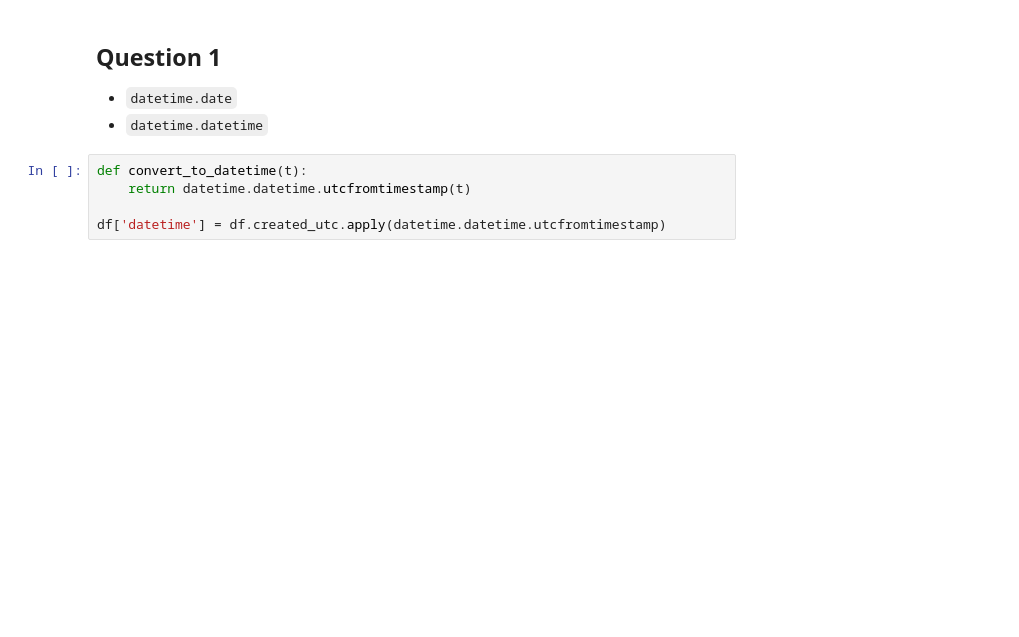
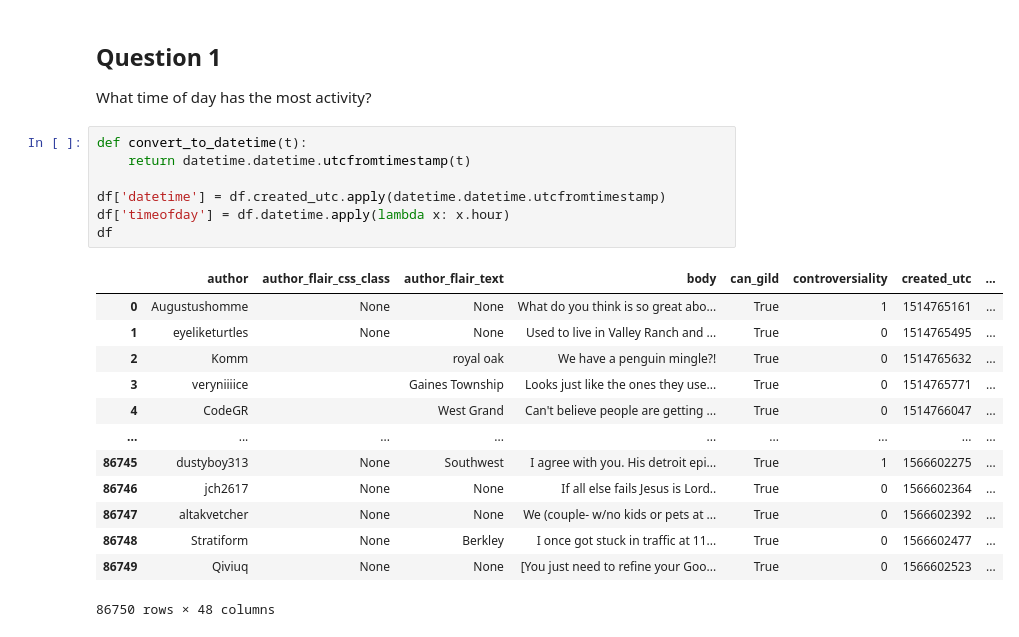
Before and after one commit to lillygoebel7/330final, a Jupyter notebook: reddit.ipynb, the cells around one changed output. Cells and saved outputs as stored; diff of their text form; blank space fills up the shorter version.

```diff
--- a/reddit.ipynb
+++ b/reddit.ipynb
@@ -24,11 +37,26 @@ df
 # %% [markdown]
 ## Question 1
 
-- `datetime.date`
-- `datetime.datetime`
+What time of day has the most activity?
 # %%
 def convert_to_datetime(t):
     return datetime.datetime.utcfromtimestamp(t)
 
 df['datetime'] = df.created_utc.apply(datetime.datetime.utcfromtimestamp)
+df['timeofday'] = df.datetime.apply(lambda x: x.hour)
+df
+# %% [output]
+|  | author | author_flair_css_class | author_flair_text | body | can_gild | controversiality | created_utc | ... |
+| 0 | Augustushomme | None | None | What do you think is so great abo... | True | 1 | 1514765161 | ... |
+| 1 | eyeliketurtles | None | None | Used to live in Valley Ranch and ... | True | 0 | 1514765495 | ... |
+| 2 | Komm |  | royal oak | We have a penguin mingle?! | True | 0 | 1514765632 | ... |
+| 3 | veryniiiice |  | Gaines Township | Looks just like the ones they use... | True | 0 | 1514765771 | ... |
+| 4 | CodeGR |  | West Grand | Can't believe people are getting ... | True | 0 | 1514766047 | ... |
+| ... | ... | ... | ... | ... | ... | ... | ... | ... |
+| 86745 | dustyboy313 | None | Southwest | I agree with you. His detroit epi... | True | 1 | 1566602275 | ... |
+| 86746 | jch2617 | None | None | If all else fails Jesus is Lord.. | True | 0 | 1566602364 | ... |
+| 86747 | altakvetcher | None | None | We (couple- w/no kids or pets at ... | True | 0 | 1566602392 | ... |
+| 86748 | Stratiform | None | Berkley | I once got stuck in traffic at 11... | True | 0 | 1566602477 | ... |
+| 86749 | Qiviuq | None | None | [You just need to refine your Goo... | True | 0 | 1566602523 | ... |
+86750 rows × 48 columns
 # %%
```
Also changed, not shown: parts of 22 cells of this notebook, 2 other files.
